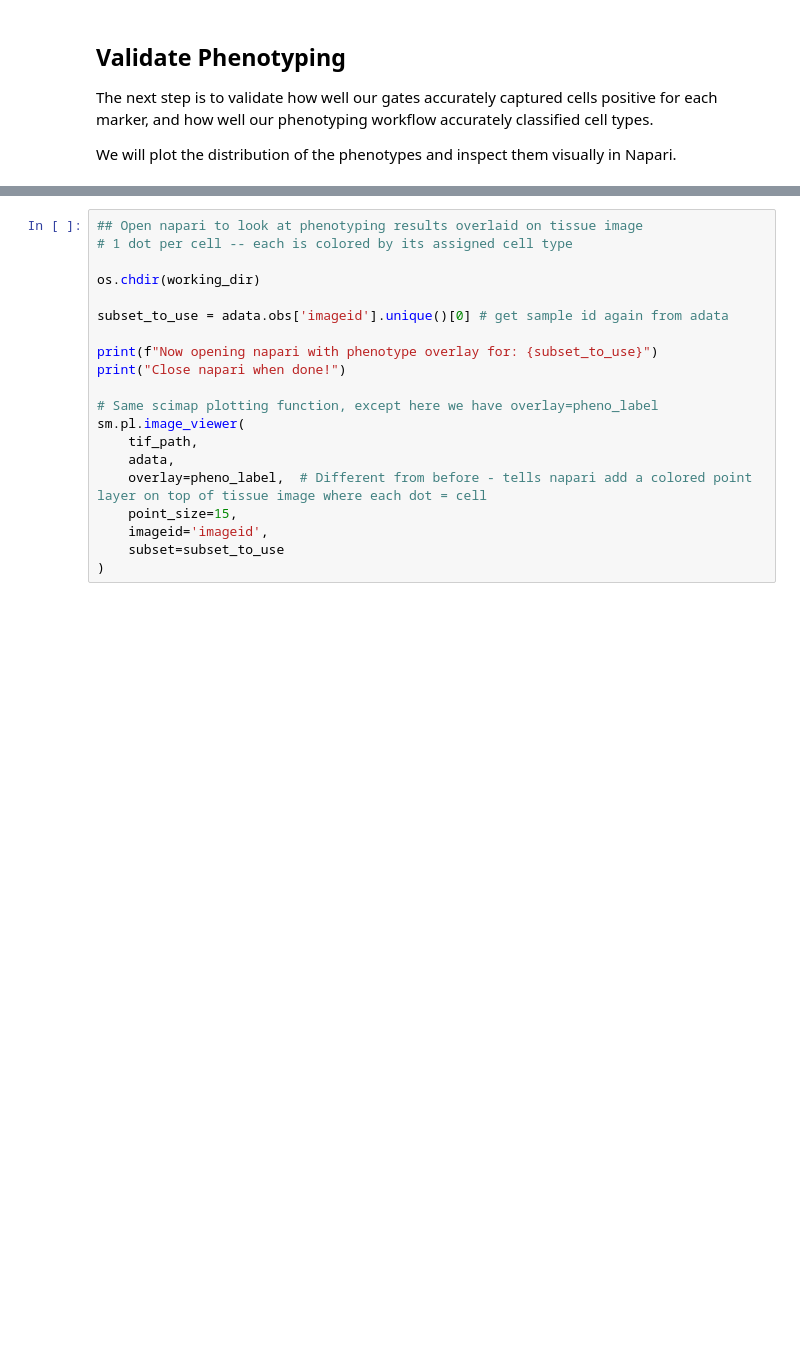
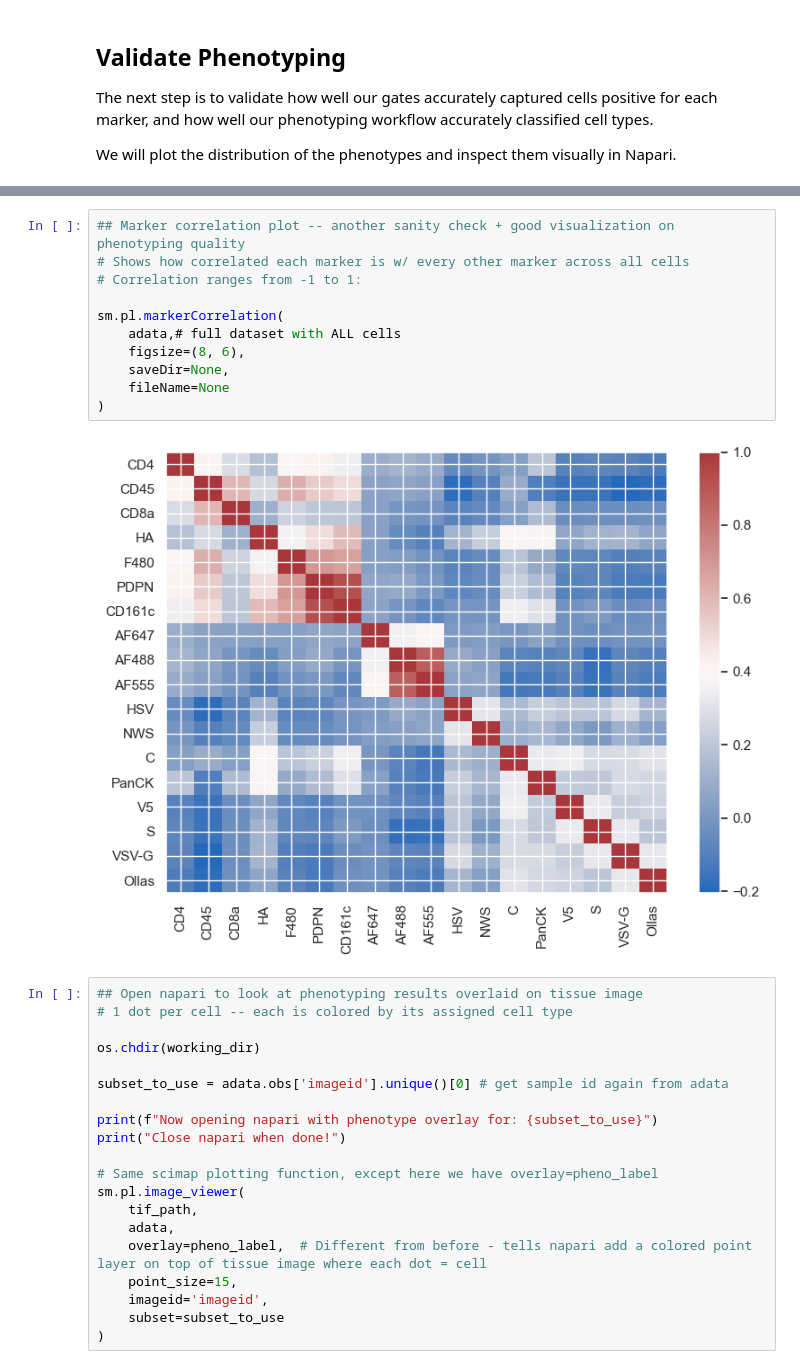
Before and after one commit to elizabethxiu/Elizabeth_Notebooks, a Jupyter notebook: Elizabeth_step1_NoPC_scimap_processing.ipynb, the cells around one changed output, grey strips where cells are left out. Cells and saved outputs as stored; diff of their text form; blank space fills up the shorter version.

```diff
--- a/Elizabeth_step1_NoPC_scimap_processing.ipynb
+++ b/Elizabeth_step1_NoPC_scimap_processing.ipynb
@@ -497,3 +534,16 @@ sm.pl.stacked_barplot(
+# %%
+## Marker correlation plot -- another sanity check + good visualization on phenotyping quality
+# Shows how correlated each marker is w/ every other marker across all cells
+# Correlation ranges from -1 to 1:
+
+sm.pl.markerCorrelation(
+    adata,# full dataset with ALL cells
+    figsize=(8, 6),
+    saveDir=None,
+    fileName=None
+)
+# %% [output]
+[figure, added]
 # %%
 ## Open napari to look at phenotyping results overlaid on tissue image
 # 1 dot per cell -- each is colored by its assigned cell type
```
Also changed, not shown: parts of 14 cells of this notebook.
